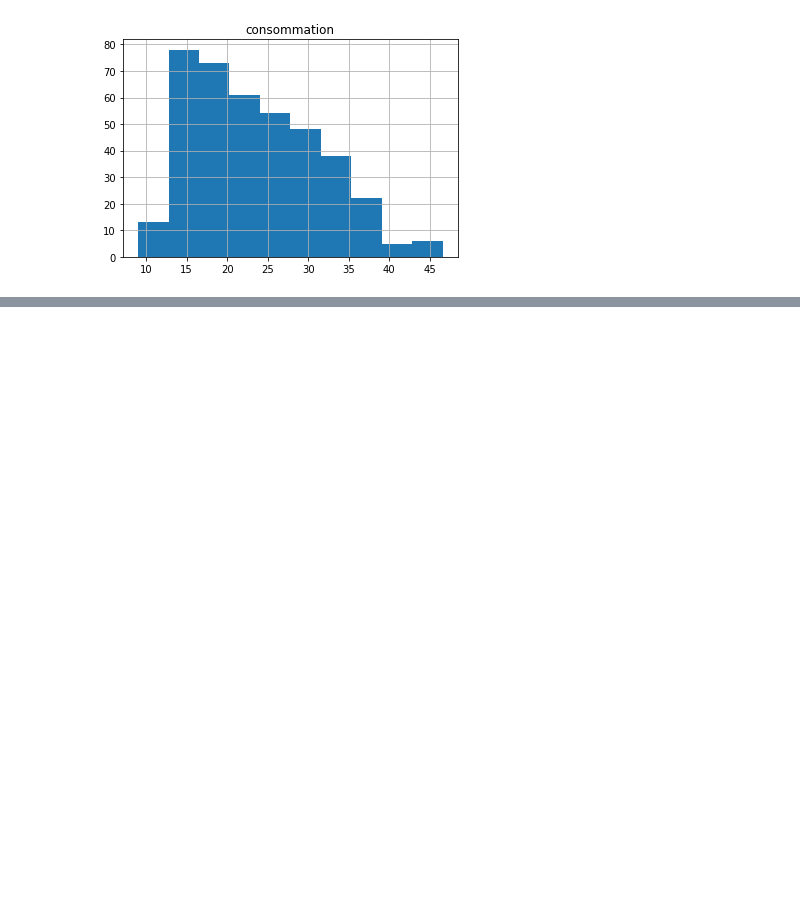
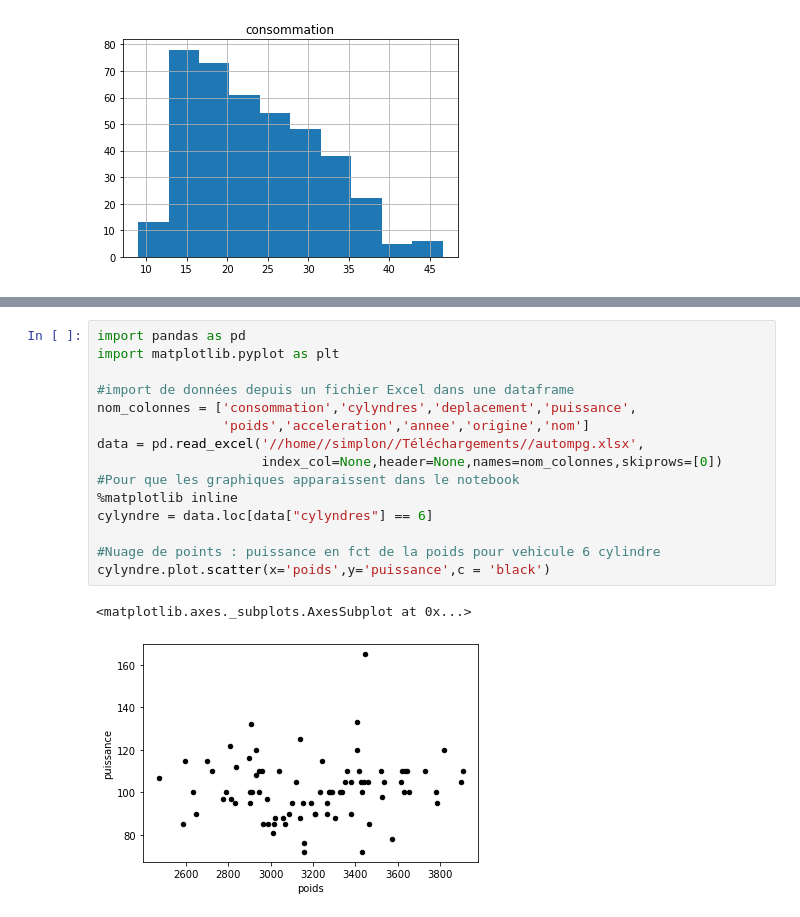
Before and after one commit to cancianHadrien/SimplonExercice, a Jupyter notebook: Mise_en_Pratique_Analasyse_Exploratoire.ipynb, the cells around one changed output, grey strips where cells are left out. Drawn from its saved outputs; the diff is of its cells as text; blank space fills up the shorter version.

Commit message:
push exercice pratique nuage de points

```diff
--- a/Mise_en_Pratique_Analasyse_Exploratoire.ipynb
+++ b/Mise_en_Pratique_Analasyse_Exploratoire.ipynb
@@ -186,3 +180,21 @@ print(data70.loc[data['puissance']==max70,'nom'])
 8            pontiac catalina
 13    buick estate wagon (sw)
 Name: nom, dtype: object
+# %%
+import pandas as pd
+import matplotlib.pyplot as plt
+
+#import de données depuis un fichier Excel dans une dataframe
+nom_colonnes = ['consommation','cylyndres','deplacement','puissance',
+                'poids','acceleration','annee','origine','nom']
+data = pd.read_excel('//home//simplon//Téléchargements//autompg.xlsx',
+                     index_col=None,header=None,names=nom_colonnes,skiprows=[0])
+#Pour que les graphiques apparaissent dans le notebook
+%matplotlib inline
+cylyndre = data.loc[data["cylyndres"] == 6]
+
+#Nuage de points : puissance en fct de la poids pour vehicule 6 cylindre
+cylyndre.plot.scatter(x='poids',y='puissance',c = 'black')
+# %% [output]
+<matplotlib.axes._subplots.AxesSubplot at 0x...>
+[figure, added]
```
Also changed, not shown: parts of 1 cell of this notebook.
